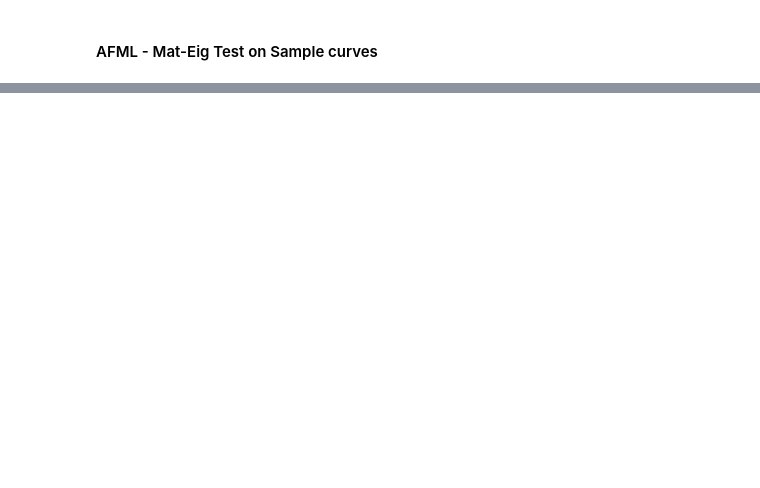
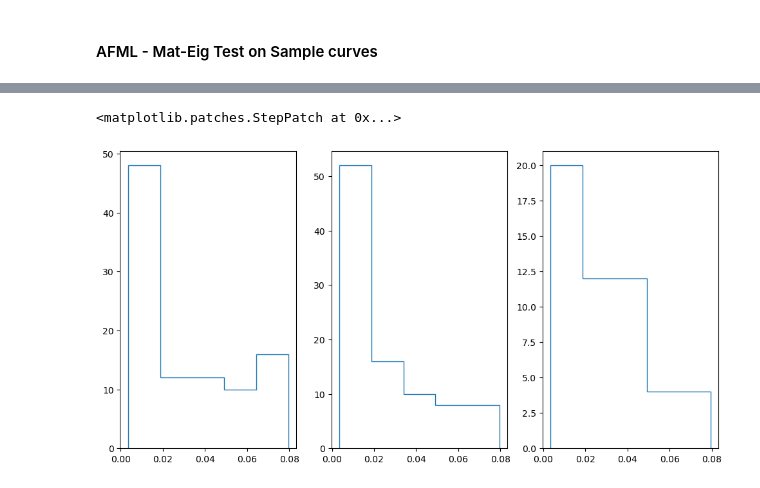
Before and after one commit to st-te/AFML, a Jupyter notebook: dev_notebooks/AFML_mat-eig_line_test.ipynb, the cells around one changed output, grey strips where cells are left out. Drawn from its saved outputs; the diff is of its cells as text; code cells hidden in the pictures; blank space fills up the shorter version.

```diff
--- a/dev_notebooks/AFML_mat-eig_line_test.ipynb
+++ b/dev_notebooks/AFML_mat-eig_line_test.ipynb
@@ -89,0 +109,13 @@ ax[1].set_aspect('equal', adjustable='box')
+# %%
+frequencies_fn1, bins = np.histogram(angles_fn1, bins=5)
+frequencies_fn2, bins = np.histogram(angles_fn2, bins=bins)
+frequencies_fn3, bins = np.histogram(angles_fn3, bins=bins)
+
+fig, ax = plt.subplots(1,3, figsize=(12,6))
+
+ax[0].stairs(frequencies_fn1, bins)
+ax[1].stairs(frequencies_fn2, bins)
+ax[2].stairs(frequencies_fn3, bins)
+# %% [output]
+<matplotlib.patches.StepPatch at 0x...>
+[figure, added]
```
Also changed, not shown: parts of 8 cells of this notebook.
